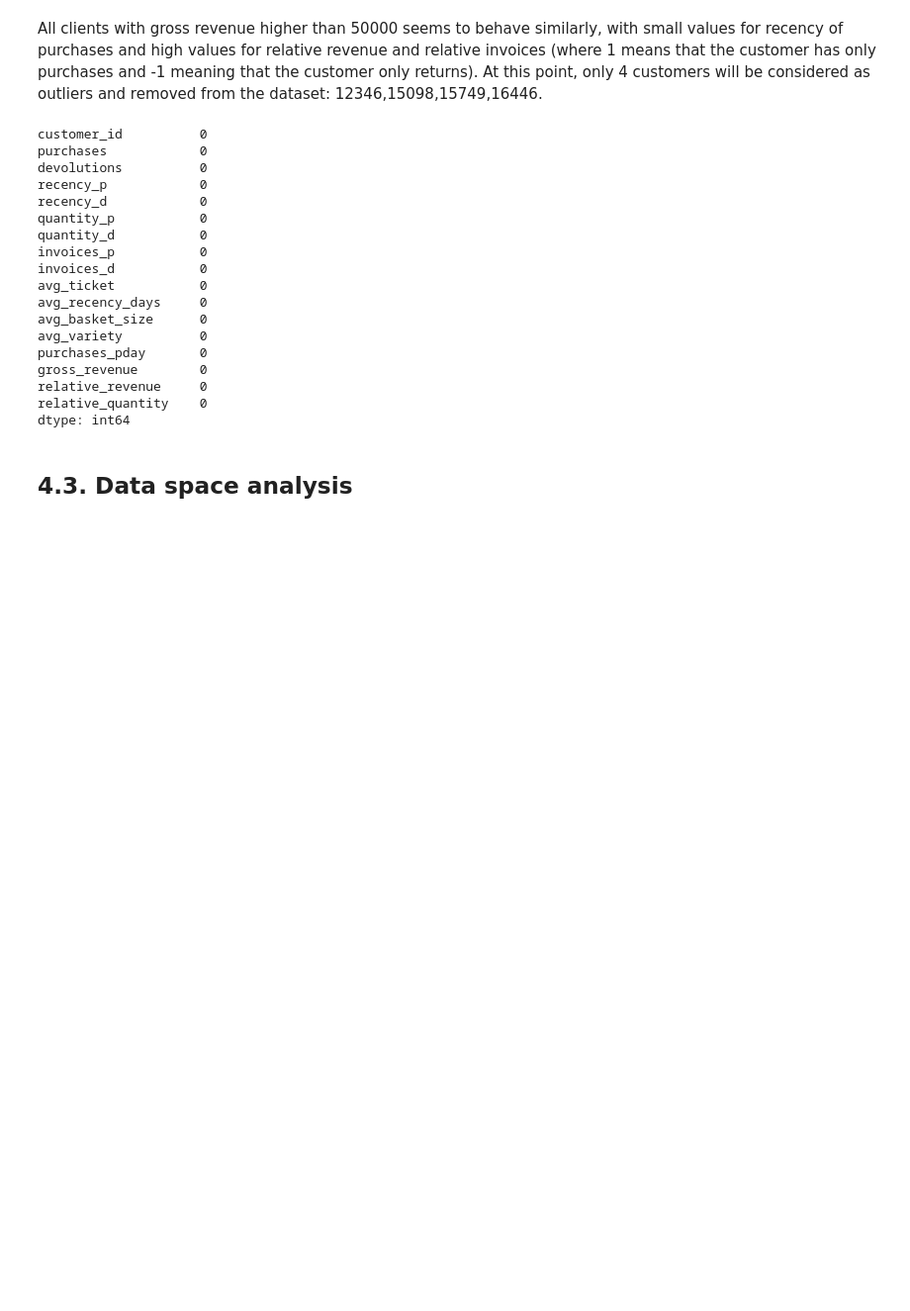
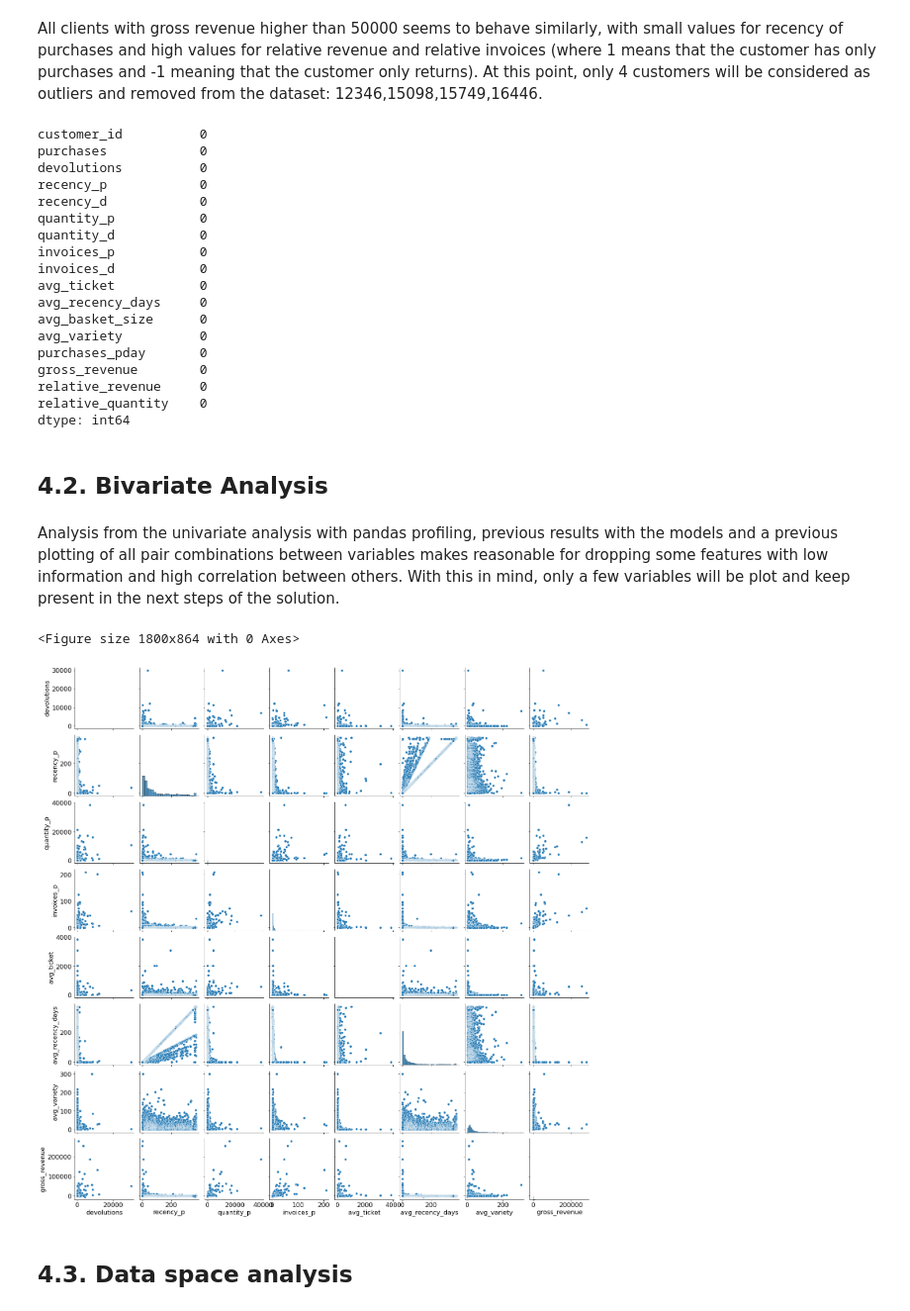
Before and after one commit to pedropscf/3-insiders-clustering, a Jupyter notebook: output.ipynb, the cells around one changed output. Shown at 99% size. Drawn from its saved outputs; the diff is of its cells as text; code cells hidden in the pictures; blank space fills up the shorter version.

```diff
--- a/output.ipynb
+++ b/output.ipynb
@@ -463,7 +509,7 @@ df_ref.head(10)
 # %% [markdown]
 ### 3.1.6. Average recency days
 # %%
-df_aux = df3[['customer_id', 'invoice_date']].drop_duplicates().sort_values(['customer_id','invoice_date'], ascending=['True','False'])
+df_aux = df3[['customer_id', 'invoice_date']].drop_duplicates().sort_values(['customer_id','invoice_date'], ascending=[True, False])
 df_aux['next_customer_id'] = df_aux['customer_id'].shift(-1) # next customer
 df_aux['next_next_customer_id'] = df_aux['next_customer_id'].shift(-1) # next customer
 df_aux['next_invoice_date'] = df_aux['invoice_date'].shift(-1) # next invoice date
@@ -481,5 +527,5 @@ df_avg_recency_days = df_aux[['customer_id','avg_recency_days']].groupby('custom
 df_ref = pd.merge(df_ref, df_avg_recency_days, on='customer_id', how='left')
 
 print(df_aux.head(10))
-print(df_ref.head())
+#print(df_ref.head())
 # %% [output]
@@ -704,5 +757,21 @@ gross_revenue        0
 relative_revenue     0
 relative_quantity    0
 dtype: int64
+# %% [markdown]
+## 4.2. Bivariate Analysis
+# %% [markdown]
+Analysis from the univariate analysis with pandas profiling, previous results with the models and a previous plotting of all pair combinations between variables makes reasonable for dropping some features with low information and high correlation between others. With this in mind, only a few variables will be plot and keep present in the next steps of the solution.
+# %%
+cols = ['customer_id', 'purchases', 'recency_d', 'quantity_d', 'invoices_d', 'avg_basket_size', 'purchases_pday','relative_revenue', 'relative_quantity']
+df_bivariate = df4.drop(cols, axis=1)
+
+
+fig = plt.figure(figsize=(25,12))
+sns.pairplot(df_bivariate)
+plt.savefig('bivariate.png', dpi=fig.dpi)
+plt.show()
+# %% [output]
+<Figure size 1800x864 with 0 Axes>
+[figure, added]
 # %% [markdown]
 ## 4.3. Data space analysis
```
Also changed, not shown: parts of 94 cells of this notebook, 2 other files.
